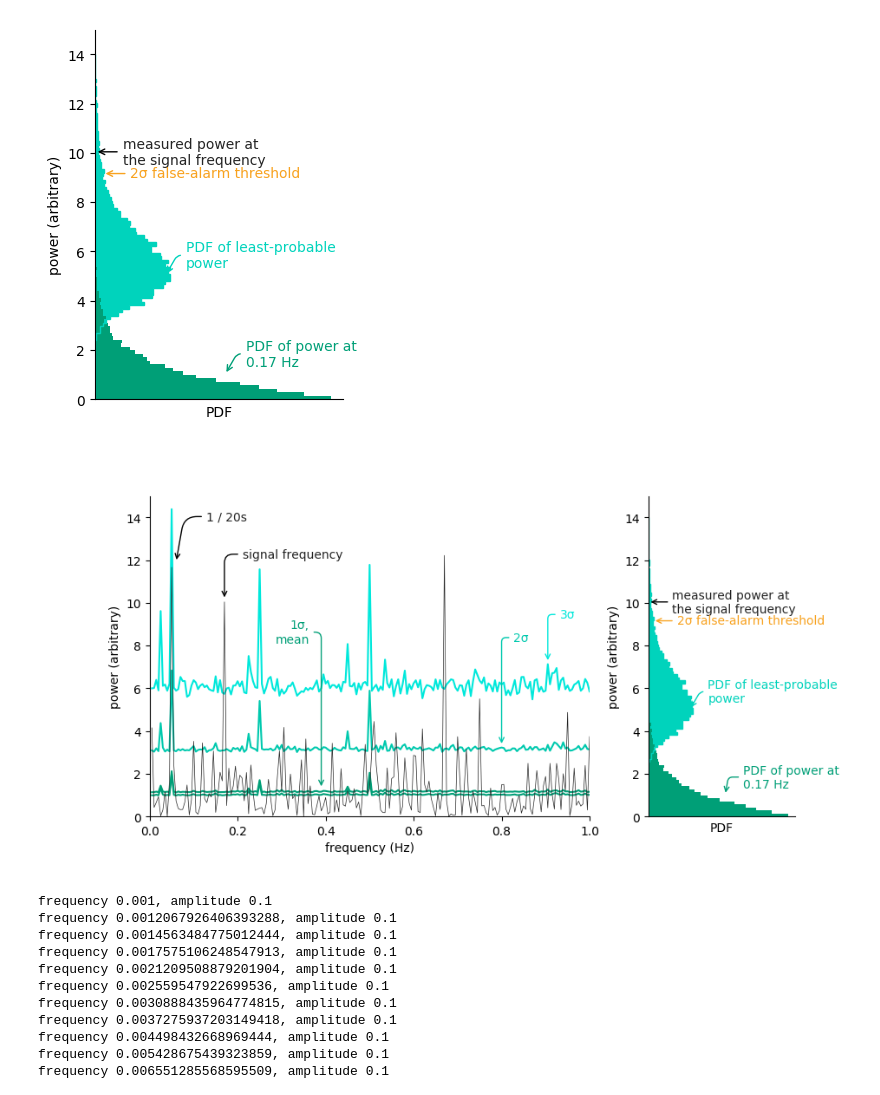
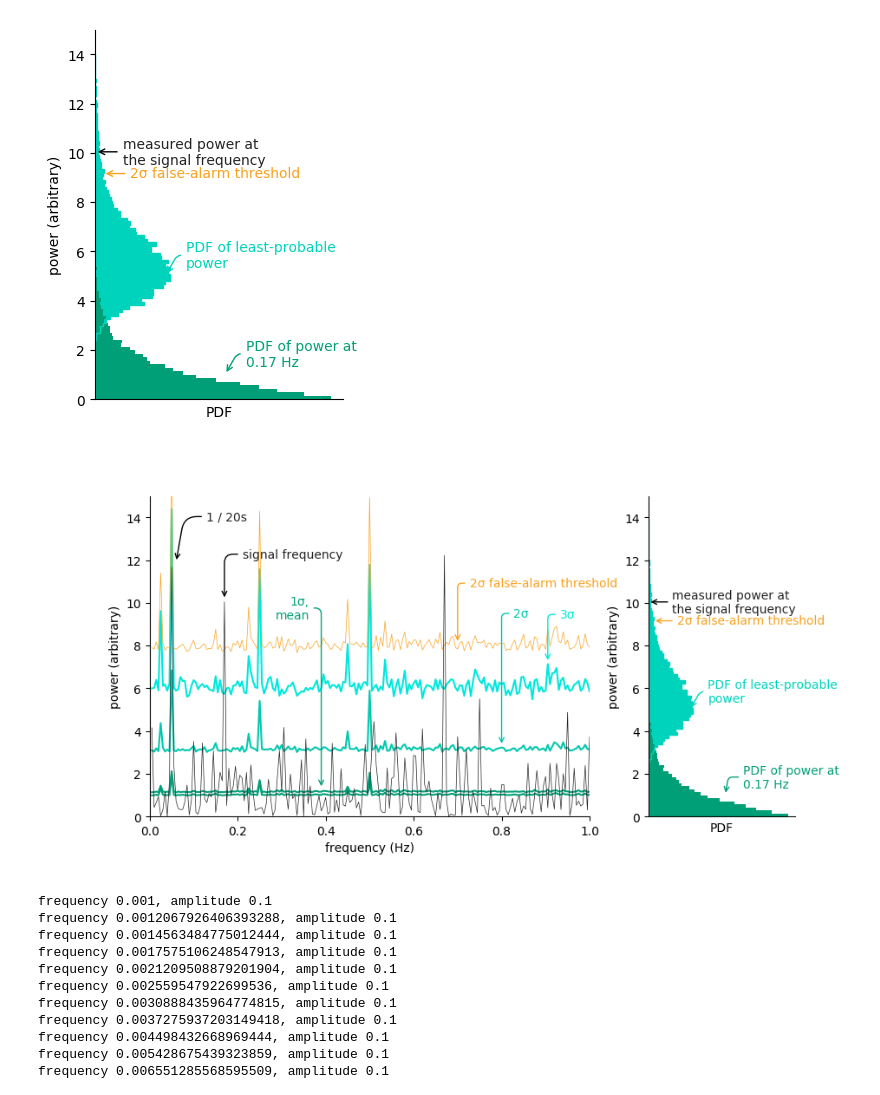
Before and after one commit to rawlik/rawlik-phd-thesis, a Jupyter notebook: calculations/alp_plots.ipynb, the cells around one changed output. Cells and saved outputs as stored; diff of their text form; code cells hidden in the pictures.

```diff
--- a/calculations/alp_plots.ipynb
+++ b/calculations/alp_plots.ipynb
@@ -231,0 +298,2 @@ pdowns = map(cl -> mapslices(d -> quantile(d, 1 - cl), nullperiodograms, 2) |> v
+# %%
+false_alarm_thresholds = map(powers_on_pval, localpvals) |> hcat
@@ -393,6 +472,10 @@ plot(freqs, mean(nullperiodograms, 2), color = "C3")
 plot(freqs, pups[1], color = "C3")
 plot(freqs, pups[2], color = brighten("C3", 0.5))
 plot(freqs, pups[3], color = brighten("C3", 0.8))
+
+# plot(freqs, false_alarm_thresholds[1], color = "C1")
+plot(freqs, false_alarm_thresholds[2], color = "C1", lw = 0.5)
+# plot(freqs, false_alarm_thresholds[3], color = "C1")
 
 plot(freqs, p, lw = 0.5)
 
@@ -423,7 +506,7 @@ annotate("3σ", color = brighten("C3", 0.8),
 
 annotate("2σ", color = brighten("C3", 0.5),
          xy=(0.8, 3.3), xycoords="data",
-         xytext=(10, 90), textcoords="offset points",
+         xytext=(10, 110), textcoords="offset points",
          horizontalalignment = "left",
          verticalalignment = "center",
          arrowprops = Dict("arrowstyle" => "->",
@@ -432,12 +515,22 @@ annotate("2σ", color = brighten("C3", 0.5),
 
 annotate("1σ,\nmean", color = brighten("C3", 0),
          xy=(0.39, 1.3), xycoords="data",
-         xytext=(-10, 130), textcoords="offset points",
+         xytext=(-10, 150), textcoords="offset points",
          horizontalalignment = "right",
          verticalalignment = "center",
          arrowprops = Dict("arrowstyle" => "->",
                            "connectionstyle" => "angle,angleA=180,angleB=90,rad=7",
                            "color" => brighten("C3", 0)))
+
+annotate("2σ false-alarm threshold", color = "C1",
+         xy=(0.7, 8.1), xycoords="data",
+         xytext=(10, 50), textcoords="offset points",
+         horizontalalignment = "left",
+         verticalalignment = "center",
+         arrowprops = Dict("arrowstyle" => "->",
+                           "connectionstyle" => "angle,angleA=0,angleB=90,rad=5",
+                           "color" => "C1"))
+
 
 
 # yscale("log")
@@ -495,34 +588,34 @@ annotate("PDF of least-probable\npower", color = brighten("C3", 0.6),
 annotate("2σ false-alarm threshold", color = "C1",
          xy=(0.03, quantile(leastprobablepowers, confidencelevels[2])), xycoords="data",
          xytext=(20, 0), textcoords="offset points",
          horizontalalignment = "left",
          verticalalignment = "center",
          arrowprops = Dict("arrowstyle" => "->",
                            "connectionstyle" => "arc,angleB=0,armB=20,rad=5",
                            "color" => "C1"))
 
 annotate("3σ false-alarm threshold", color = "C1",
          xy=(0.03, quantile(leastprobablepowers, confidencelevels[3])), xycoords="data",
          xytext=(20, 0), textcoords="offset points",
          horizontalalignment = "left",
          verticalalignment = "center",
          arrowprops = Dict("arrowstyle" => "->",
                            "connectionstyle" => "arc,angleB=0,armB=20,rad=5",
                            "color" => "C1"))
 
 
 
 ylabel("power (arbitrary)")
 xlabel("PDF")
 
 xticks([])
 
 ylim(0, 15)
 # yscale("log")
 
 savefig("../gfx/axions/basic_detection.pdf")
 # %% [output]
-[figure, old version]
+[figure, new version]
 # %%
 exclampls = logspace(-1, 1, 50)
 exclfreqs = logspace(-3, 1, 50)
```
Also changed, not shown: parts of 13 cells of this notebook, 5 other files.
